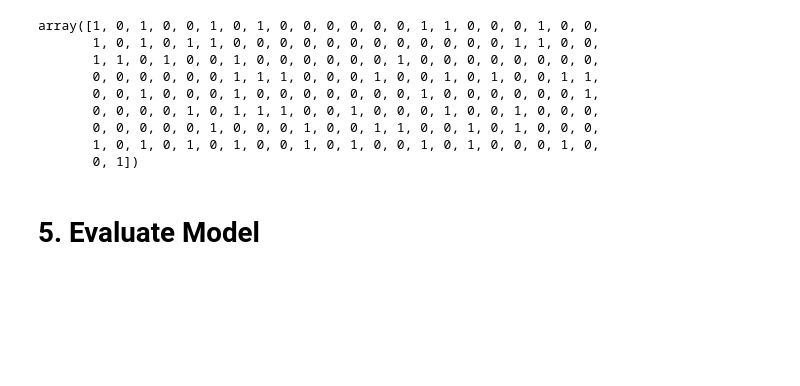
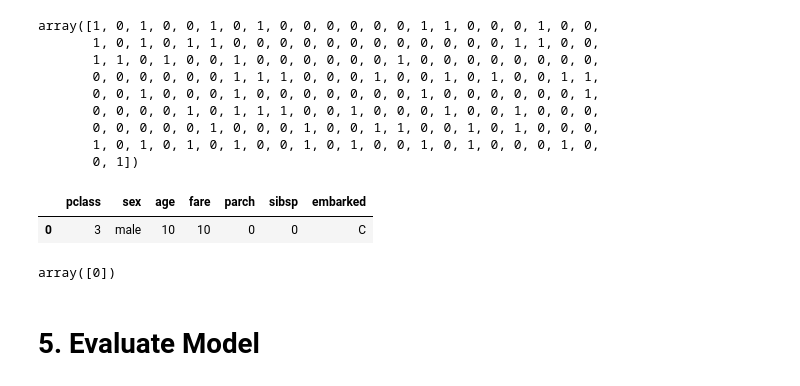
Before and after one commit to d-widyantama/Machine_Learning-Modul-3-Purwadhika, a Jupyter notebook: 5-Scaling-Encoding/5-PipelinPredictTitanic.ipynb, the cells around one changed output. Drawn from its saved outputs; the diff is of its cells as text; code cells hidden in the pictures; blank space fills up the shorter version.

```diff
--- a/5-Scaling-Encoding/5-PipelinPredictTitanic.ipynb
+++ b/5-Scaling-Encoding/5-PipelinPredictTitanic.ipynb
@@ -245,3 +254,16 @@ array([1, 0, 1, 0, 0, 1, 0, 1, 0, 0, 0, 0, 0, 0, 1, 1, 0, 0, 0, 1, 0, 0,
+# %%
+import pandas as pd
+
+data = {'pclass': [0], 'sex': ['male'], 'age': [10], 'fare': [10], 'parch': [0], 'sibsp': [0], 'embarked': ['C']}
+new_df = pd.DataFrame(data)
+new_df
+# %% [output]
+|  | pclass | sex | age | fare | parch | sibsp | embarked |
+| 0 | 3 | male | 10 | 10 | 0 | 0 | C |
+# %%
+pipe.predict(new_df)
+# %% [output]
+array([0])
 # %% [markdown]
 # 5. Evaluate Model
 # %%
```
Also changed, not shown: parts of 2 cells of this notebook, 1 other file.
